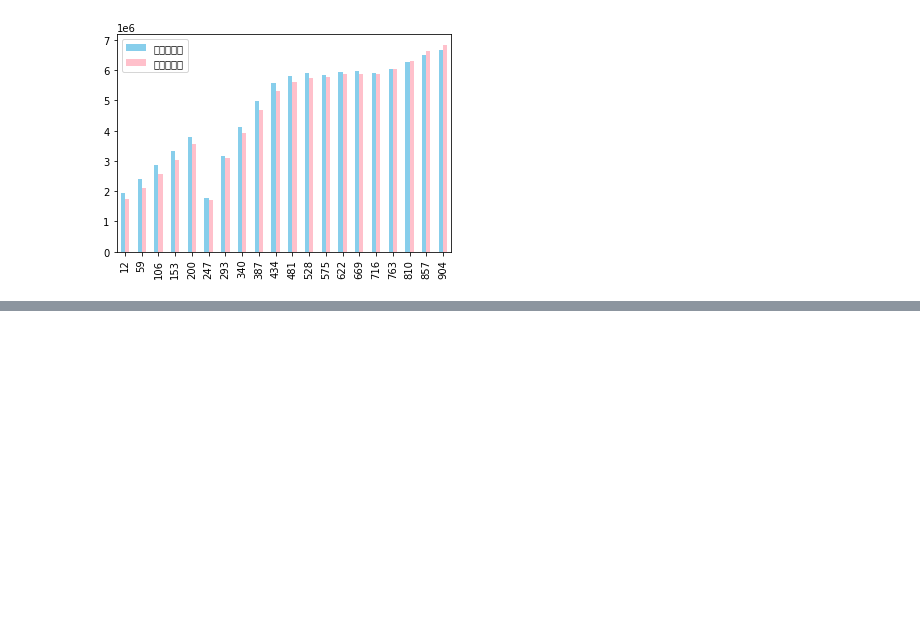
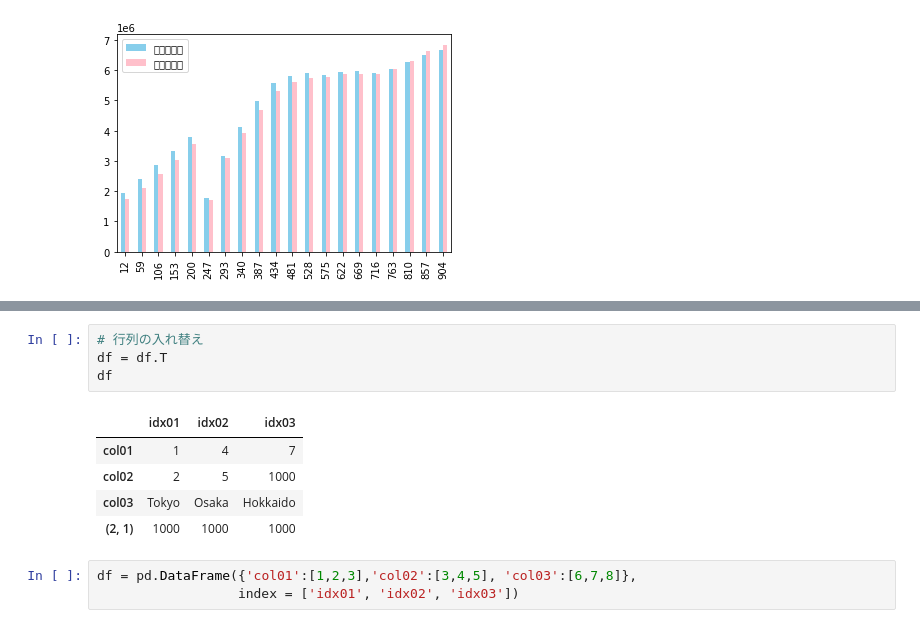
Before and after one commit to nin844/it_practice, a Jupyter notebook: pandas01.ipynb, the cells around one changed output, grey strips where cells are left out. Saved outputs shown, nothing was run; the diff lists cells and outputs as text; blank space fills up the shorter version.

```diff
--- a/pandas01.ipynb
+++ b/pandas01.ipynb
@@ -246,0 +514,13 @@ df_population_data[df_population_data['都道府県名']=='東京都'][['人口
+# %%
+# 行列の入れ替え
+df = df.T
+df
+# %% [output]
+|  | idx01 | idx02 | idx03 |
+| col01 | 1 | 4 | 7 |
+| col02 | 2 | 5 | 1000 |
+| col03 | Tokyo | Osaka | Hokkaido |
+| (2, 1) | 1000 | 1000 | 1000 |
+# %%
+df = pd.DataFrame({'col01':[1,2,3],'col02':[3,4,5], 'col03':[6,7,8]},
+                  index = ['idx01', 'idx02', 'idx03'])
```
Also changed, not shown: parts of 46 cells of this notebook.
